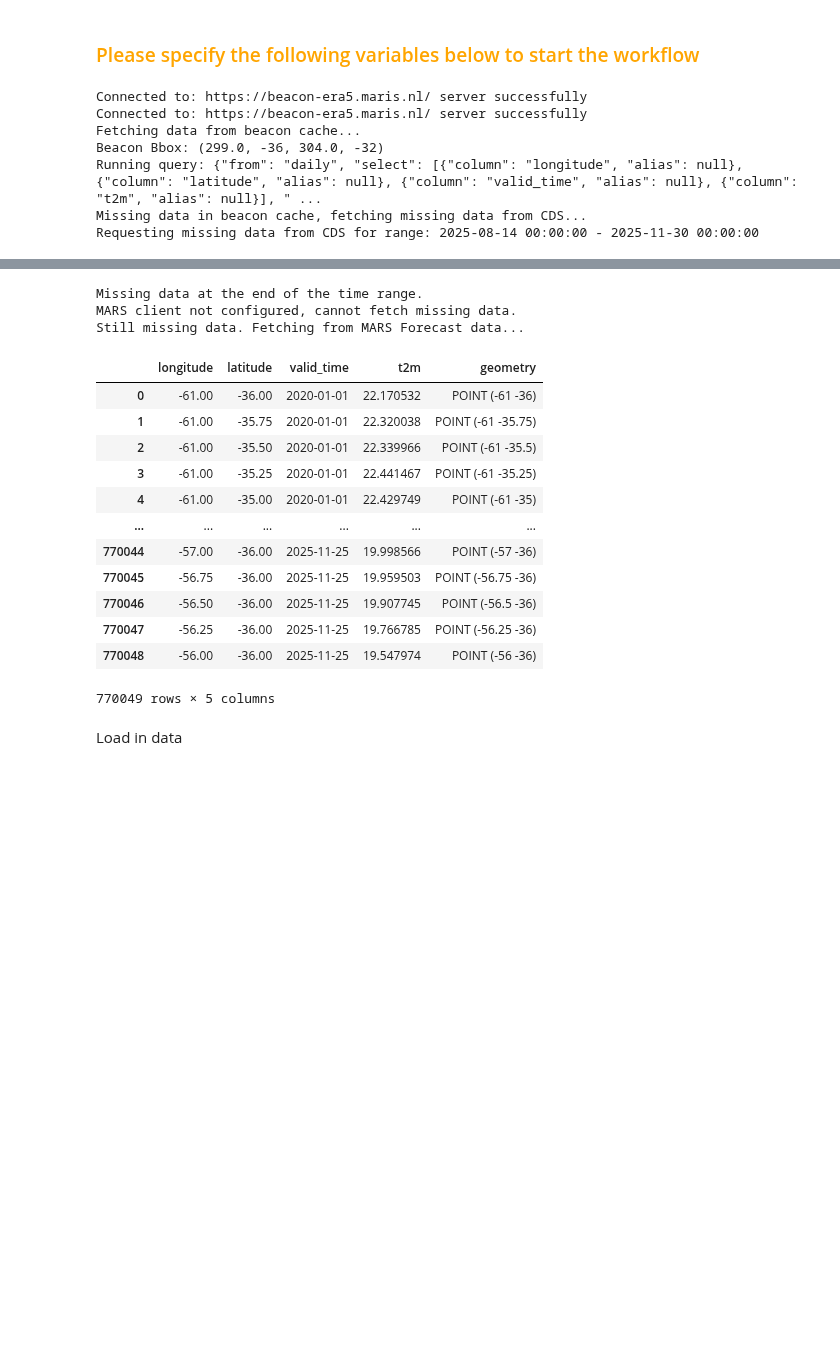
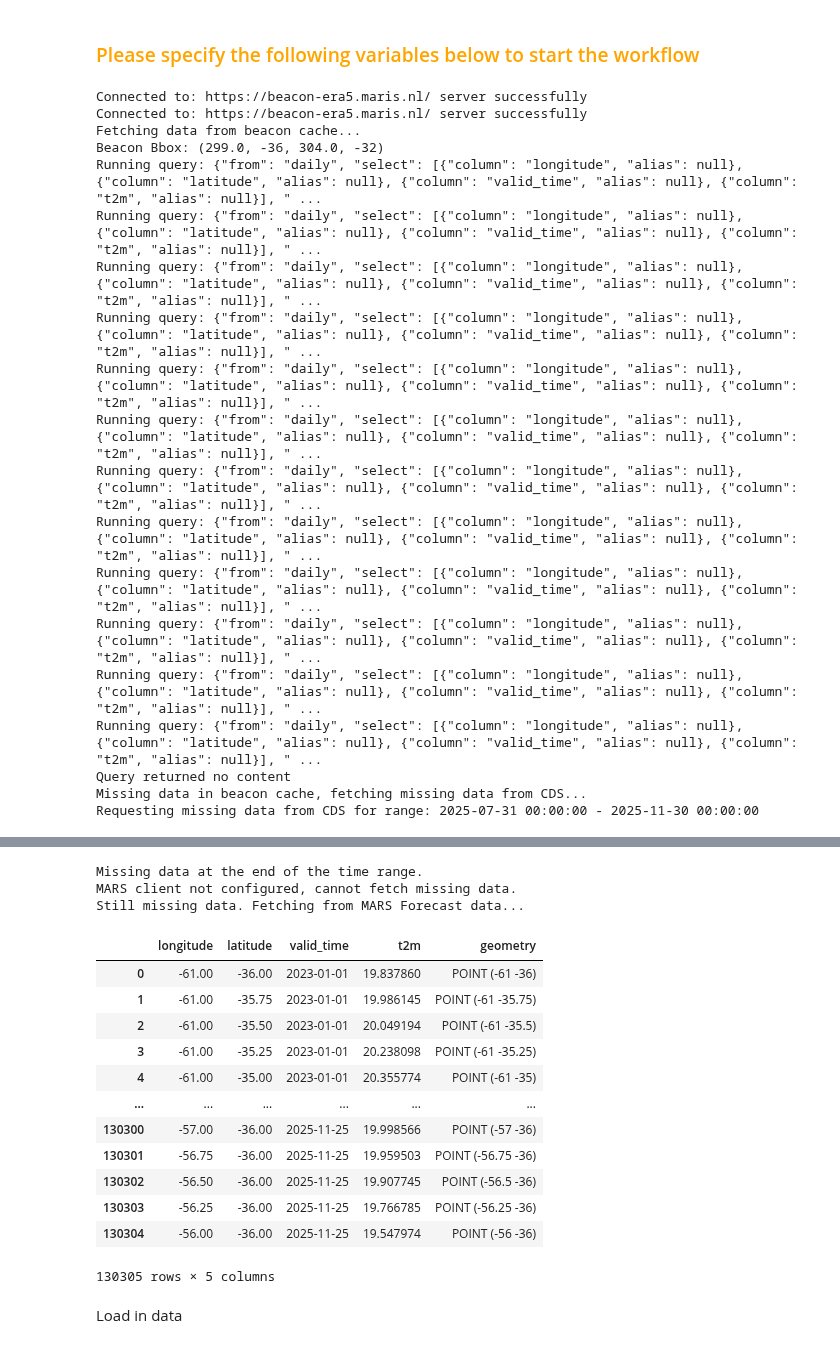
Before and after one commit to izpinto/c3s-451, a Jupyter notebook: library/C3S_CirculationAnalogues.ipynb, the cells around one changed output, grey strips where cells are left out. Cells and saved outputs as stored; diff of their text form; code cells hidden in the pictures; blank space fills up the shorter version.

Commit message:
data library somewhat simplified for maintainability.

```diff
--- a/library/C3S_CirculationAnalogues.ipynb
+++ b/library/C3S_CirculationAnalogues.ipynb
@@ -111,10 +111,12 @@ studyregion = gpd.read_file(studyregion_file)
 # extract the polygons
 polygons = studyregion.geometry
 # %%
-start_period = datetime(2020, 1, 1)
+start_period = datetime(2023, 1, 1)
 end_period = datetime(2025, 11, 30)
 
-gr_daily = DataClient(your_api_key, beacon_cache_url='https://beacon-era5.maris.nl/').GET(parameter=parameter, bbox=impact_domain, time_range=(start_period, end_period), to_unit="c")
+months = ["Jan", "Mar", "Jul", "Nov"]
+
+gr_daily = DataClient(your_api_key, beacon_cache_url='https://beacon-era5.maris.nl/').GET(parameter=parameter, bbox=impact_domain, time_range=(start_period, end_period), months=months, to_unit="c")
 
 gr_daily
 # %% [output]
@@ -123,5 +125,17 @@ Connected to: https://beacon-era5.maris.nl/ server successfully
 Fetching data from beacon cache...
 Beacon Bbox: (299.0, -36, 304.0, -32)
 Running query: {"from": "daily", "select": [{"column": "longitude", "alias": null}, {"column": "latitude", "alias": null}, {"column": "valid_time", "alias": null}, {"column": "t2m", "alias": null}], " ...
+Running query: {"from": "daily", "select": [{"column": "longitude", "alias": null}, {"column": "latitude", "alias": null}, {"column": "valid_time", "alias": null}, {"column": "t2m", "alias": null}], " ...
+Running query: {"from": "daily", "select": [{"column": "longitude", "alias": null}, {"column": "latitude", "alias": null}, {"column": "valid_time", "alias": null}, {"column": "t2m", "alias": null}], " ...
+Running query: {"from": "daily", "select": [{"column": "longitude", "alias": null}, {"column": "latitude", "alias": null}, {"column": "valid_time", "alias": null}, {"column": "t2m", "alias": null}], " ...
+Running query: {"from": "daily", "select": [{"column": "longitude", "alias": null}, {"column": "latitude", "alias": null}, {"column": "valid_time", "alias": null}, {"column": "t2m", "alias": null}], " ...
+Running query: {"from": "daily", "select": [{"column": "longitude", "alias": null}, {"column": "latitude", "alias": null}, {"column": "valid_time", "alias": null}, {"column": "t2m", "alias": null}], " ...
+Running query: {"from": "daily", "select": [{"column": "longitude", "alias": null}, {"column": "latitude", "alias": null}, {"column": "valid_time", "alias": null}, {"column": "t2m", "alias": null}], " ...
+Running query: {"from": "daily", "select": [{"column": "longitude", "alias": null}, {"column": "latitude", "alias": null}, {"column": "valid_time", "alias": null}, {"column": "t2m", "alias": null}], " ...
+Running query: {"from": "daily", "select": [{"column": "longitude", "alias": null}, {"column": "latitude", "alias": null}, {"column": "valid_time", "alias": null}, {"column": "t2m", "alias": null}], " ...
+Running query: {"from": "daily", "select": [{"column": "longitude", "alias": null}, {"column": "latitude", "alias": null}, {"column": "valid_time", "alias": null}, {"column": "t2m", "alias": null}], " ...
+Running query: {"from": "daily", "select": [{"column": "longitude", "alias": null}, {"column": "latitude", "alias": null}, {"column": "valid_time", "alias": null}, {"column": "t2m", "alias": null}], " ...
+Running query: {"from": "daily", "select": [{"column": "longitude", "alias": null}, {"column": "latitude", "alias": null}, {"column": "valid_time", "alias": null}, {"column": "t2m", "alias": null}], " ...
+Query returned no content
 Missing data in beacon cache, fetching missing data from CDS...
-Requesting missing data from CDS for range: 2025-08-14 00:00:00 - 2025-11-30 00:00:00
+Requesting missing data from CDS for range: 2025-07-31 00:00:00 - 2025-11-30 00:00:00
@@ -132,19 +149,19 @@ Requesting missing data from CDS for range: 2025-08-14 00:00:00 - 2025-11-30 00:
 Missing data at the end of the time range.
 MARS client not configured, cannot fetch missing data.
 Still missing data. Fetching from MARS Forecast data...
 |  | longitude | latitude | valid_time | t2m | geometry |
-| 0 | -61.00 | -36.00 | 2020-01-01 | 22.170532 | POINT (-61 -36) |
-| 1 | -61.00 | -35.75 | 2020-01-01 | 22.320038 | POINT (-61 -35.75) |
-| 2 | -61.00 | -35.50 | 2020-01-01 | 22.339966 | POINT (-61 -35.5) |
-| 3 | -61.00 | -35.25 | 2020-01-01 | 22.441467 | POINT (-61 -35.25) |
-| 4 | -61.00 | -35.00 | 2020-01-01 | 22.429749 | POINT (-61 -35) |
+| 0 | -61.00 | -36.00 | 2023-01-01 | 19.837860 | POINT (-61 -36) |
+| 1 | -61.00 | -35.75 | 2023-01-01 | 19.986145 | POINT (-61 -35.75) |
+| 2 | -61.00 | -35.50 | 2023-01-01 | 20.049194 | POINT (-61 -35.5) |
+| 3 | -61.00 | -35.25 | 2023-01-01 | 20.238098 | POINT (-61 -35.25) |
+| 4 | -61.00 | -35.00 | 2023-01-01 | 20.355774 | POINT (-61 -35) |
 | ... | ... | ... | ... | ... | ... |
-| 770044 | -57.00 | -36.00 | 2025-11-25 | 19.998566 | POINT (-57 -36) |
-| 770045 | -56.75 | -36.00 | 2025-11-25 | 19.959503 | POINT (-56.75 -36) |
-| 770046 | -56.50 | -36.00 | 2025-11-25 | 19.907745 | POINT (-56.5 -36) |
-| 770047 | -56.25 | -36.00 | 2025-11-25 | 19.766785 | POINT (-56.25 -36) |
-| 770048 | -56.00 | -36.00 | 2025-11-25 | 19.547974 | POINT (-56 -36) |
+| 130300 | -57.00 | -36.00 | 2025-11-25 | 19.998566 | POINT (-57 -36) |
+| 130301 | -56.75 | -36.00 | 2025-11-25 | 19.959503 | POINT (-56.75 -36) |
+| 130302 | -56.50 | -36.00 | 2025-11-25 | 19.907745 | POINT (-56.5 -36) |
+| 130303 | -56.25 | -36.00 | 2025-11-25 | 19.766785 | POINT (-56.25 -36) |
+| 130304 | -56.00 | -36.00 | 2025-11-25 | 19.547974 | POINT (-56 -36) |
-770049 rows × 5 columns
+130305 rows × 5 columns
 # %% [markdown]
 Load in data
 # %%
```
Also changed, not shown: parts of 5 cells of this notebook, 1 other file.
